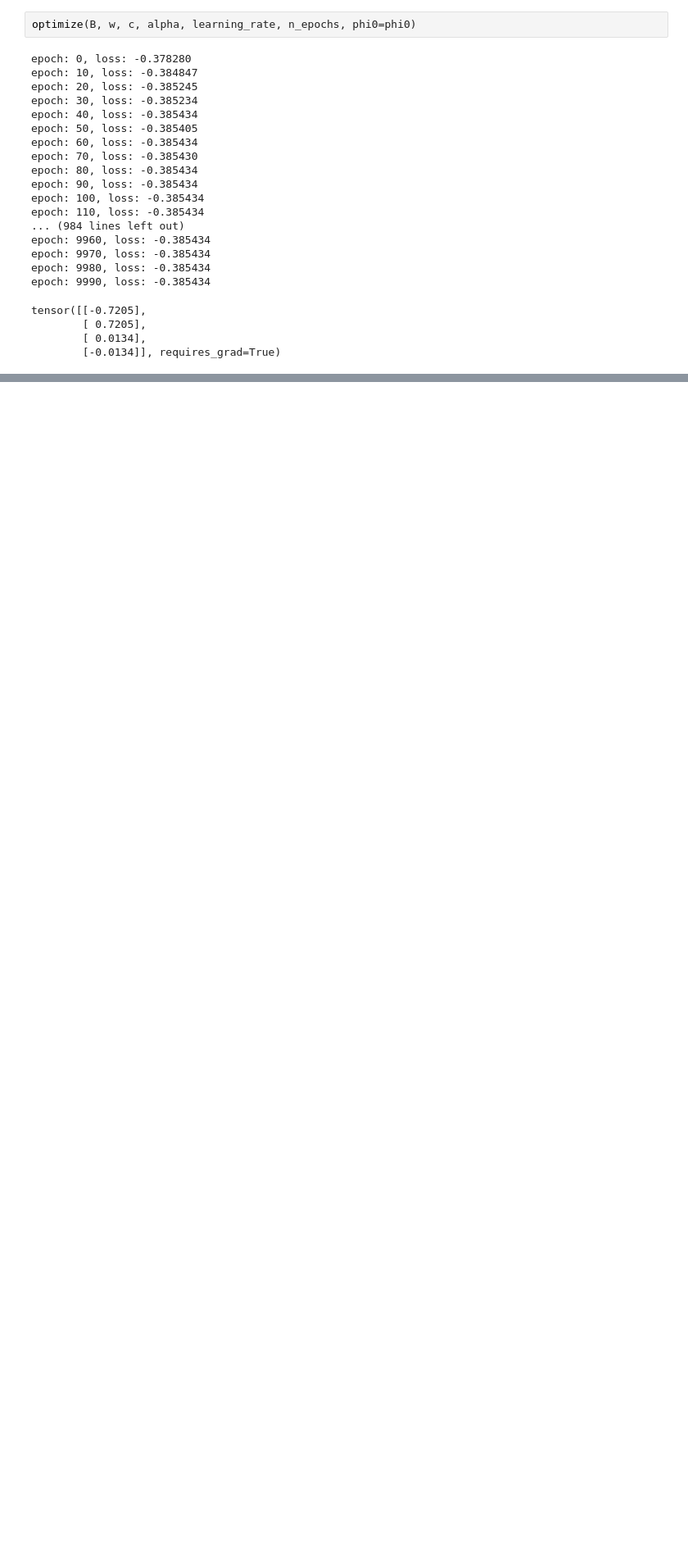
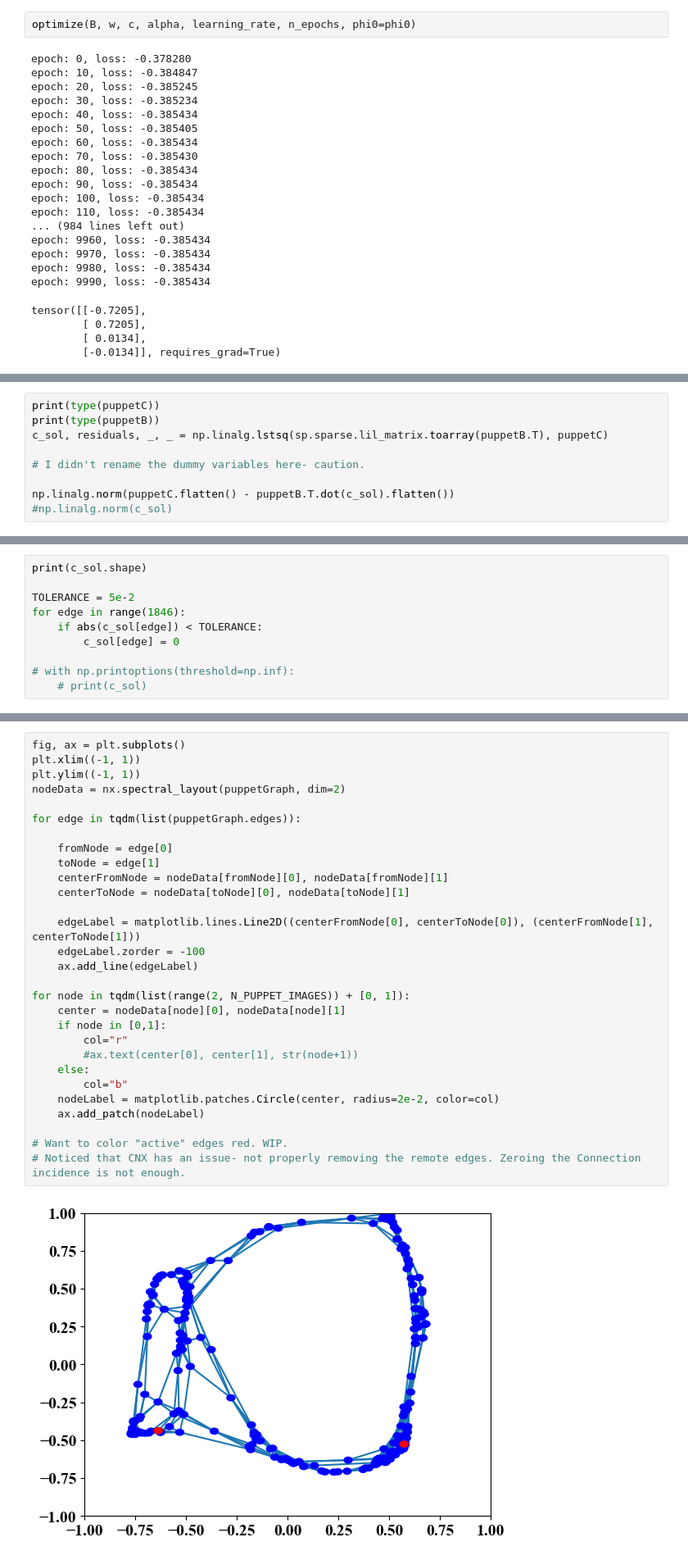
Before and after one commit to sawyer-jack-1/connection-graph-wasserstein, a Jupyter notebook: quadratic_regularized_ot_vector_valued_densities.ipynb, the cells around one changed output, grey strips where cells are left out. Shown: that part at 82% size. Saved outputs shown, nothing was run; the diff lists cells and outputs as text; blank space fills up the shorter version.

```diff
--- a/quadratic_regularized_ot_vector_valued_densities.ipynb
+++ b/quadratic_regularized_ot_vector_valued_densities.ipynb
@@ -205,0 +270,9 @@ tensor([[-0.7205],
+# %%
+print(type(puppetC))
+print(type(puppetB))
+c_sol, residuals, _, _ = np.linalg.lstsq(sp.sparse.lil_matrix.toarray(puppetB.T), puppetC)
+
+# I didn't rename the dummy variables here- caution.
+
+np.linalg.norm(puppetC.flatten() - puppetB.T.dot(c_sol).flatten())
+#np.linalg.norm(c_sol)
@@ -205,0 +321,10 @@ tensor([[-0.7205],
+# %%
+print(c_sol.shape)
+
+TOLERANCE = 5e-2
+for edge in range(1846):
+    if abs(c_sol[edge]) < TOLERANCE:
+        c_sol[edge] = 0
+
+# with np.printoptions(threshold=np.inf):
+    # print(c_sol)
@@ -205,0 +333,31 @@ tensor([[-0.7205],
+# %%
+fig, ax = plt.subplots()
+plt.xlim((-1, 1))
+plt.ylim((-1, 1))
+nodeData = nx.spectral_layout(puppetGraph, dim=2)
+
+for edge in tqdm(list(puppetGraph.edges)):
+
+    fromNode = edge[0]
+    toNode = edge[1]
+    centerFromNode = nodeData[fromNode][0], nodeData[fromNode][1]
+    centerToNode = nodeData[toNode][0], nodeData[toNode][1]
+
+    edgeLabel = matplotlib.lines.Line2D((centerFromNode[0], centerToNode[0]), (centerFromNode[1], centerToNode[1]))
+    edgeLabel.zorder = -100
+    ax.add_line(edgeLabel)
+
+for node in tqdm(list(range(2, N_PUPPET_IMAGES)) + [0, 1]):
+    center = nodeData[node][0], nodeData[node][1]
+    if node in [0,1]:
+        col="r"
+        #ax.text(center[0], center[1], str(node+1))
+    else:
+        col="b"
+    nodeLabel = matplotlib.patches.Circle(center, radius=2e-2, color=col)
+    ax.add_patch(nodeLabel)
+
+# Want to color "active" edges red. WIP.
+# Noticed that CNX has an issue- not properly removing the remote edges. Zeroing the Connection incidence is not enough.
+# %% [output]
+[figure, added]
```
Also changed, not shown: parts of 16 cells of this notebook, 2 other files.
